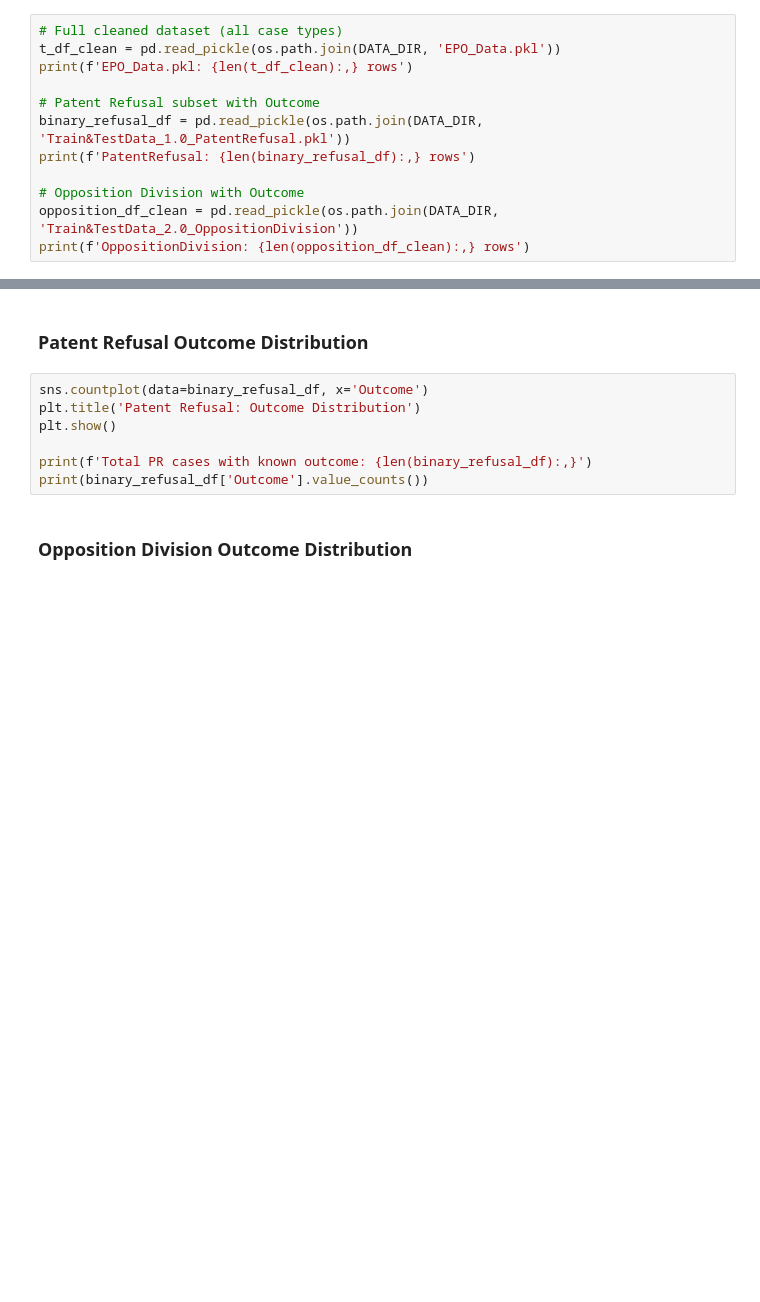
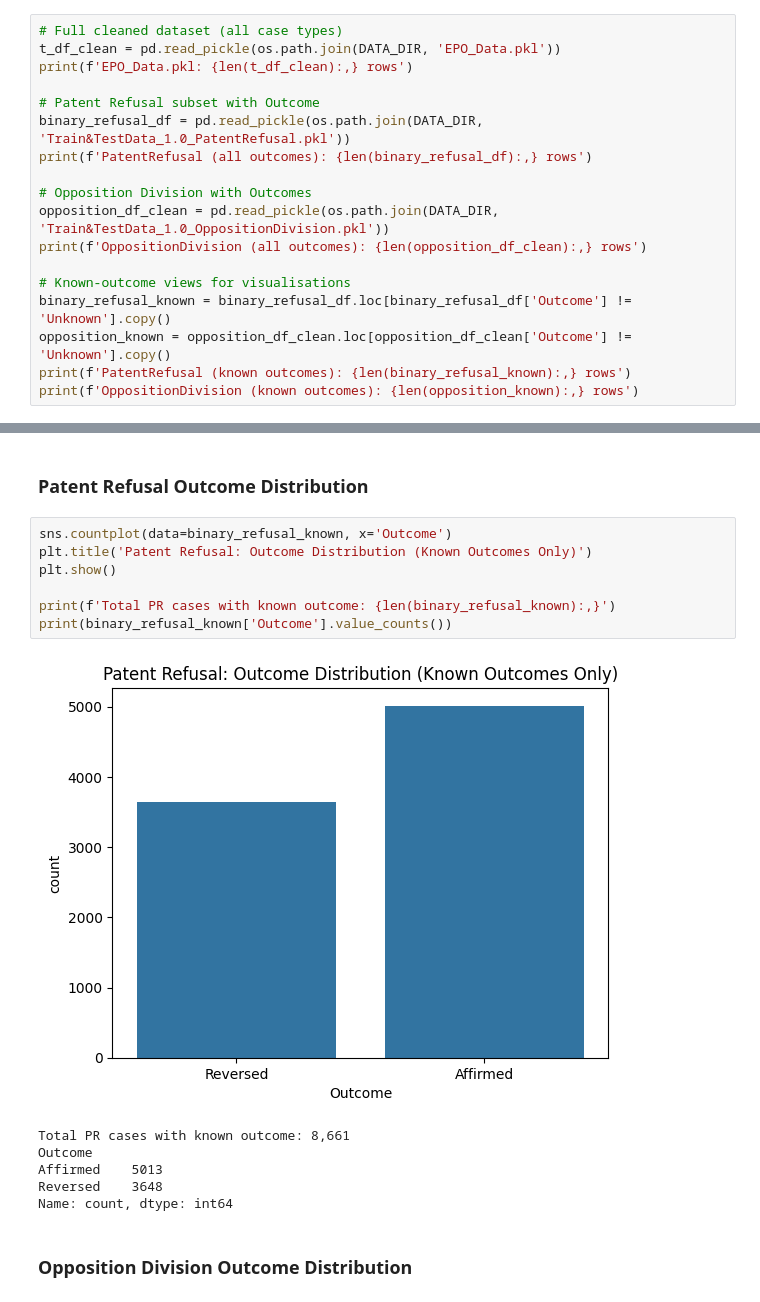
Before and after one commit to dahrb/EPO-Project, a Jupyter notebook: Experiments/visualisations.ipynb, the cells around one changed output, grey strips where cells are left out. Saved outputs shown, nothing was run; the diff lists cells and outputs as text; blank space fills up the shorter version.

```diff
--- a/Experiments/visualisations.ipynb
+++ b/Experiments/visualisations.ipynb
@@ -28,8 +28,14 @@ print(f'EPO_Data.pkl: {len(t_df_clean):,} rows')
 
 # Patent Refusal subset with Outcome
 binary_refusal_df = pd.read_pickle(os.path.join(DATA_DIR, 'Train&TestData_1.0_PatentRefusal.pkl'))
-print(f'PatentRefusal: {len(binary_refusal_df):,} rows')
+print(f'PatentRefusal (all outcomes): {len(binary_refusal_df):,} rows')
 
-# Opposition Division with Outcome
-opposition_df_clean = pd.read_pickle(os.path.join(DATA_DIR, 'Train&TestData_2.0_OppositionDivision'))
-print(f'OppositionDivision: {len(opposition_df_clean):,} rows')
+# Opposition Division with Outcomes
+opposition_df_clean = pd.read_pickle(os.path.join(DATA_DIR, 'Train&TestData_1.0_OppositionDivision.pkl'))
+print(f'OppositionDivision (all outcomes): {len(opposition_df_clean):,} rows')
+
+# Known-outcome views for visualisations
+binary_refusal_known = binary_refusal_df.loc[binary_refusal_df['Outcome'] != 'Unknown'].copy()
+opposition_known = opposition_df_clean.loc[opposition_df_clean['Outcome'] != 'Unknown'].copy()
+print(f'PatentRefusal (known outcomes): {len(binary_refusal_known):,} rows')
+print(f'OppositionDivision (known outcomes): {len(opposition_known):,} rows')
@@ -101,12 +128,19 @@ plt.show()
 # %% [markdown]
 ### Patent Refusal Outcome Distribution
 # %%
-sns.countplot(data=binary_refusal_df, x='Outcome')
-plt.title('Patent Refusal: Outcome Distribution')
+sns.countplot(data=binary_refusal_known, x='Outcome')
+plt.title('Patent Refusal: Outcome Distribution (Known Outcomes Only)')
 plt.show()
 
-print(f'Total PR cases with known outcome: {len(binary_refusal_df):,}')
-print(binary_refusal_df['Outcome'].value_counts())
+print(f'Total PR cases with known outcome: {len(binary_refusal_known):,}')
+print(binary_refusal_known['Outcome'].value_counts())
+# %% [output]
+[figure, added]
+Total PR cases with known outcome: 8,661
+Outcome
+Affirmed    5013
+Reversed    3648
+Name: count, dtype: int64
 # %% [markdown]
 ### Opposition Division Outcome Distribution
 # %%
```
Also changed, not shown: parts of 23 cells of this notebook, 24 other files.
